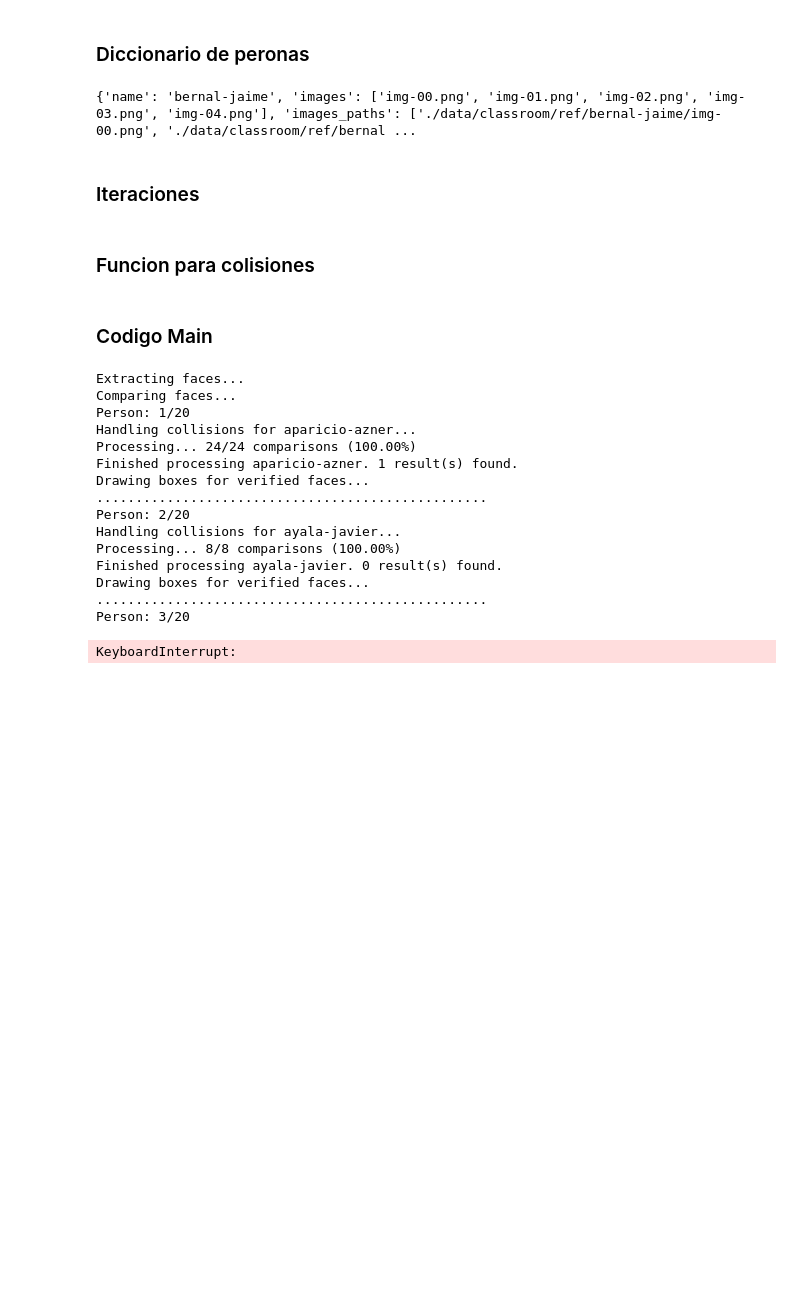
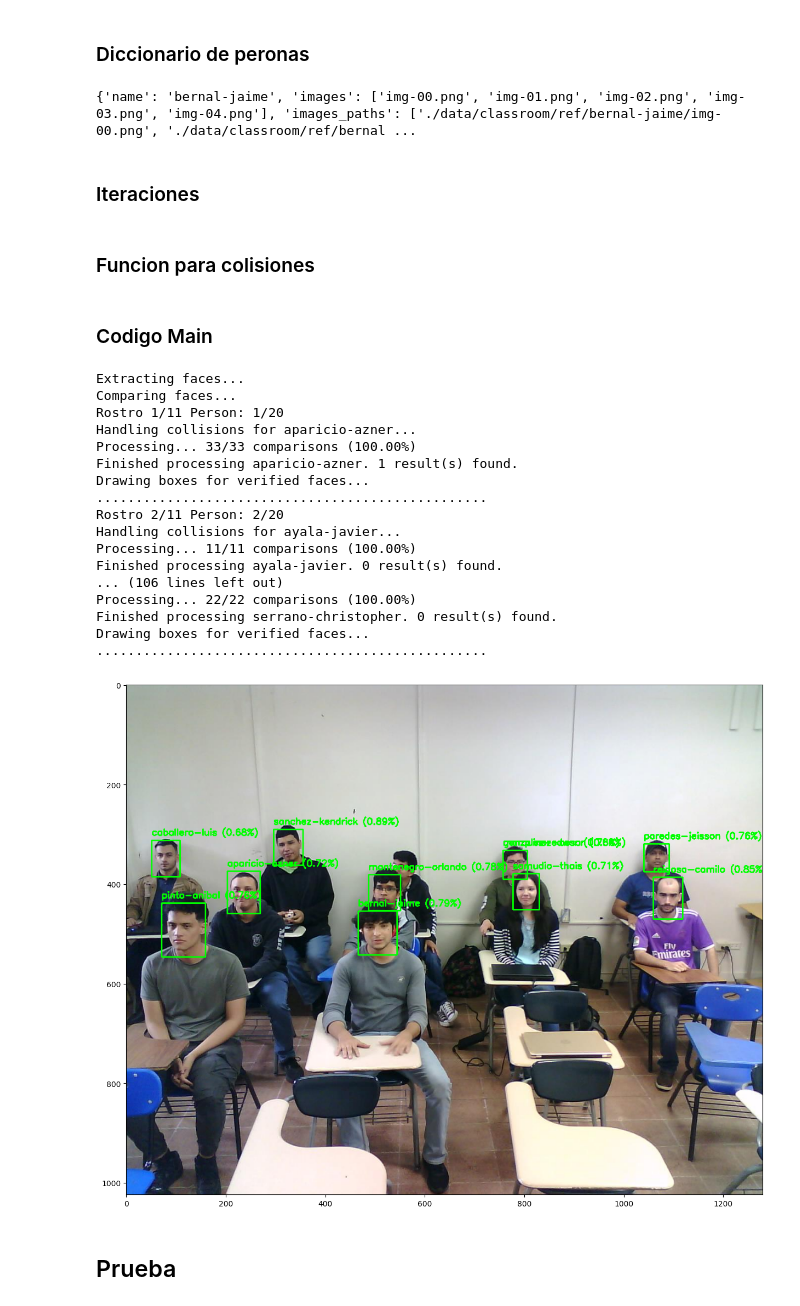
Before and after one commit to kendrick25/dfacescan, a Jupyter notebook: face-recognition/Untitled.ipynb, the cells around one changed output. Cells and saved outputs as stored; diff of their text form; code cells hidden in the pictures; blank space fills up the shorter version.

```diff
--- a/face-recognition/Untitled.ipynb
+++ b/face-recognition/Untitled.ipynb
@@ -245,7 +245,7 @@ def draw_verified_faces(image, result_list_dict, name_person="target"):
 # %%
 def handle_face_collisions(
     analyze_faces, ref_face_list, person_name, metric_model_name="Facenet512",
-    metric_distance="cosine", initial_threshold=0.4, final_threshold=0.465, max_ref_faces=3
+    metric_distance="cosine", initial_threshold=0.385, final_threshold=0.425, max_ref_faces=3
 ):
     """
     Gestiona las colisiones y coincidencias entre rostros detectados y rostros de referencia.
@@ -338,7 +338,7 @@ metrics = ["cosine", "euclidean", "euclidean_l2"]
 models = ["Facenet", "Facenet512", "VGG-Face", "OpenFace", "DeepFace", "DeepID", "ArcFace", "Dlib", "SFace", "GhostFaceNet"]
 
 # Cargar la imagen a analizar
-path_analyze_image = "./data/classroom/rawdata/s2/recording_2024-11-13_10-45-09/frame-138.jpg"
+path_analyze_image = "./data/classroom/rawdata/s2/recording_2024-11-13_10-45-09/frame-161.jpg"
 image = cv2.imread(path_analyze_image)
 
 # Extraer los rostros de la imagen a analizar
@@ -355,7 +355,9 @@ image_with_verified_face = image.copy()
 print("Comparing faces...")
 
 for dict_person in list_dict_people:
-    print(f"Person: {index + 1}/{len(list_dict_people)}")
+    # Mostrar progreso de los rostros detectados
+    rostros_detectados = faces_data  # Suponiendo que faces_data contiene los rostros detectados
+    print(f"Rostro {index + 1}/{len(rostros_detectados)} Person: {index + 1}/{len(list_dict_people)}")
     person_name = dict_person["name"]
     ref_image_paths = dict_person["images_paths"]
 
@@ -381,36 +383,41 @@ for dict_person in list_dict_people:
         person_name=person_name,
         metric_model_name="Facenet512",
         metric_distance="cosine"
     )
 
+
     # Añadir recuadros después de procesar todas las verificaciones
     print("Drawing boxes for verified faces..."f"\n{'.'*50}")
 
     image_with_verified_face = draw_verified_faces(image_with_verified_face, result_list, name_person=person_name)
     index += 1
 
 # Convertir BGR a RGB para mostrar con Matplotlib
 image_rgb = cv2.cvtColor(image_with_verified_face, cv2.COLOR_BGR2RGB)
 
 # Mostrar la imagen
 plt.figure(figsize=(15, 15))
 plt.imshow(image_rgb)
 plt.axis('on')
 plt.show()
 # %% [output]
 Extracting faces...
 Comparing faces...
-Person: 1/20
+Rostro 1/11 Person: 1/20
 Handling collisions for aparicio-azner...
-Processing... 24/24 comparisons (100.00%)
+Processing... 33/33 comparisons (100.00%)
 Finished processing aparicio-azner. 1 result(s) found.
 Drawing boxes for verified faces...
 ..................................................
-Person: 2/20
+Rostro 2/11 Person: 2/20
 Handling collisions for ayala-javier...
-Processing... 8/8 comparisons (100.00%)
+Processing... 11/11 comparisons (100.00%)
 Finished processing ayala-javier. 0 result(s) found.
+... (106 lines left out)
+Processing... 22/22 comparisons (100.00%)
+Finished processing serrano-christopher. 0 result(s) found.
 Drawing boxes for verified faces...
 ..................................................
-Person: 3/20
-KeyboardInterrupt:
+[figure, added]
+# %% [markdown]
+## Prueba
```
Also changed, not shown: parts of 2 cells of this notebook, 3 other files.
